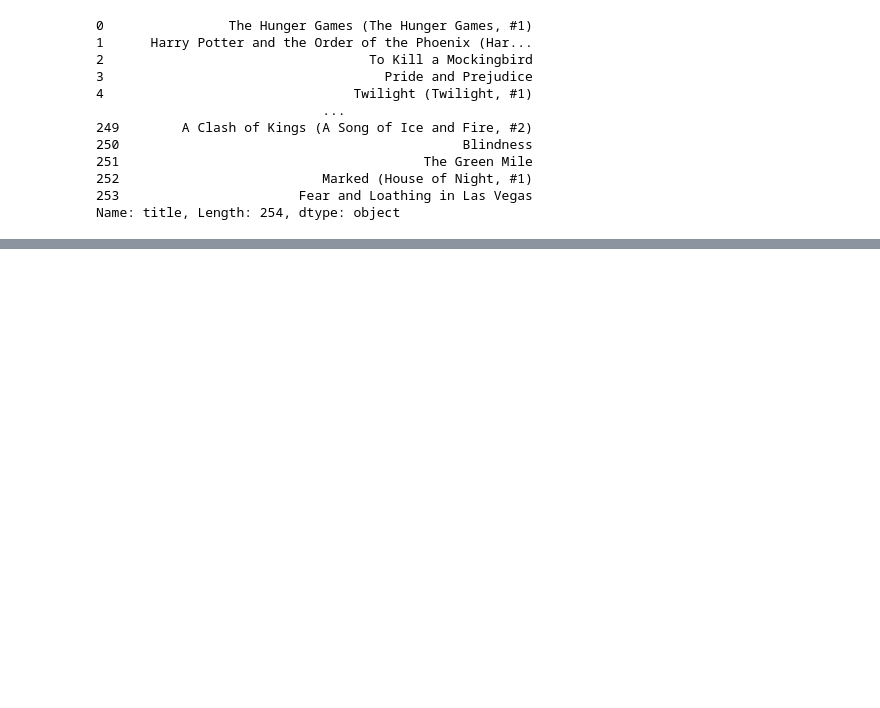
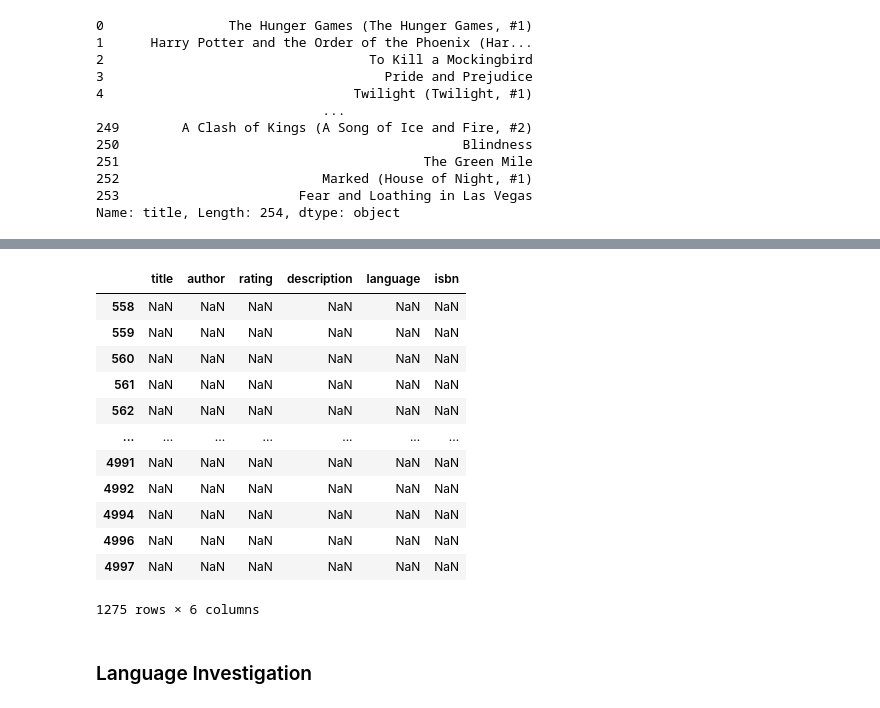
Before and after one commit to noreallyimfine/Bookfinder, a Jupyter notebook: new_book_data_1.ipynb, the cells around one changed output, grey strips where cells are left out. Saved outputs shown, nothing was run; the diff lists cells and outputs as text; code cells hidden in the pictures; blank space fills up the shorter version.

Commit message:
looks like grabbing language was helpful here

```diff
--- a/new_book_data_1.ipynb
+++ b/new_book_data_1.ipynb
@@ -32,0 +45,9 @@ Name: title, Length: 254, dtype: object
+# %%
+master = pd.concat([
+    pd.read_csv("best_books_details_p1_p3.csv"),
+    pd.read_csv("best_books_details_p3_p5.csv"),
+    pd.read_csv("best_books_details_p5_p11.csv"),
+    pd.read_csv("best_books_details_p11_p24.csv"),
+    pd.read_csv("best_books_details_p50_p100.csv"),
+    pd.read_csv("best_books_details_5.csv"),
+])
@@ -32,0 +104,20 @@ Name: title, Length: 254, dtype: object
+# %%
+mask = master['title'].isna()
+
+master[mask]
+# %% [output]
+|  | title | author | rating | description | language | isbn |
+| 558 | NaN | NaN | NaN | NaN | NaN | NaN |
+| 559 | NaN | NaN | NaN | NaN | NaN | NaN |
+| 560 | NaN | NaN | NaN | NaN | NaN | NaN |
+| 561 | NaN | NaN | NaN | NaN | NaN | NaN |
+| 562 | NaN | NaN | NaN | NaN | NaN | NaN |
+| ... | ... | ... | ... | ... | ... | ... |
+| 4991 | NaN | NaN | NaN | NaN | NaN | NaN |
+| 4992 | NaN | NaN | NaN | NaN | NaN | NaN |
+| 4994 | NaN | NaN | NaN | NaN | NaN | NaN |
+| 4996 | NaN | NaN | NaN | NaN | NaN | NaN |
+| 4997 | NaN | NaN | NaN | NaN | NaN | NaN |
+1275 rows × 6 columns
+# %% [markdown]
+### Language Investigation
```
Also changed, not shown: parts of 8 cells of this notebook, 2 other files.
